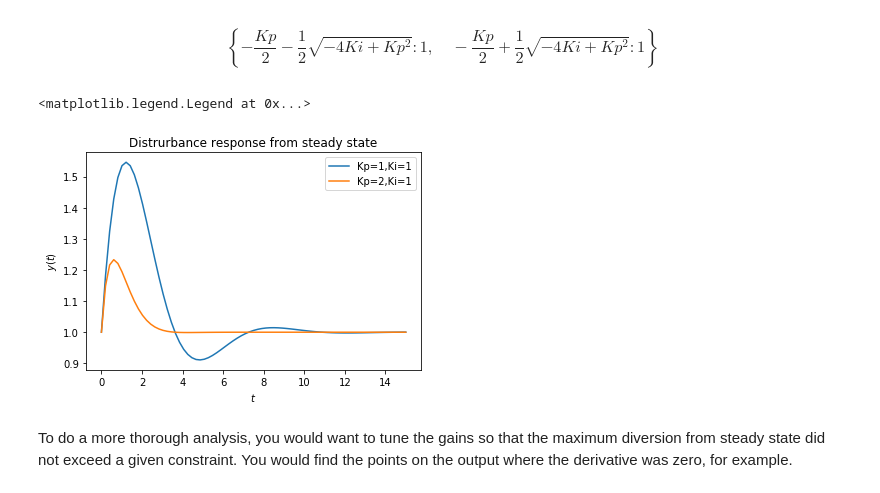
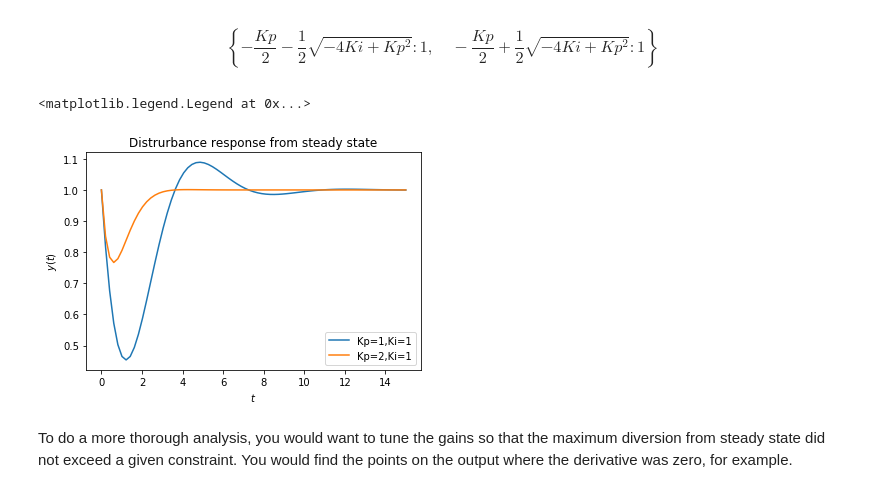
Before and after one commit to klavins/ECE447, a Jupyter notebook: lectures/disturbances-noise.ipynb, the cells around one changed output. Saved outputs shown, nothing was run; the diff lists cells and outputs as text; code cells hidden in the pictures.

```diff
--- a/lectures/disturbances-noise.ipynb
+++ b/lectures/disturbances-noise.ipynb
@@ -124,32 +124,32 @@ A.eigenvals()
 $$\left \{ - \frac{Kp}{2} - \frac{1}{2} \sqrt{- 4 Ki + Kp^{2}} : 1, \quad - \frac{Kp}{2} + \frac{1}{2} \sqrt{- 4 Ki + Kp^{2}} : 1\right \}$$
 # %%
 u = 1
-d = 1
+d = -1
 input = Matrix([[u],[d]])
 x0 = Matrix([[1],[1]]) # Choose x so that system is at
                        # steady state to start
 
 tvals = np.linspace(0,15,75)
 
 gains = [(Kp,1),(Ki,1)]
 A1 = A.subs(gains)
 y = C*(exp(A1*t)*x0 + integrate(exp(A1*(t-tau))*B*input,(tau,0,t)))
 f = lambdify(t,y[0],'numpy')
 plt.plot(tvals,f(tvals),label="Kp=1,Ki=1")
 
 gains = [(Kp,3),(Ki,3)]
 A2 = A.subs(gains)
 y = C*(exp(A2*t)*x0 + integrate(exp(A2*(t-tau))*B*input,(tau,0,t)))
 f = lambdify(t,y[0],'numpy')
 plt.plot(tvals,f(tvals),label="Kp=2,Ki=1")
 
 plt.xlabel("$t$")
 plt.ylabel("$y(t)$")
 plt.title("Distrurbance response from steady state");
 plt.legend()
 # %% [output]
 <matplotlib.legend.Legend at 0x...>
-[figure, old version]
+[figure, new version]
 # %% [markdown]
 To do a more thorough analysis, you would want to tune the gains so that the maximum diversion from steady state did not exceed a given constraint. You would find the points on the output where the derivative was zero, for example.
 # %% [markdown]
```
Also changed, not shown: parts of 4 cells of this notebook, 1 other file.
